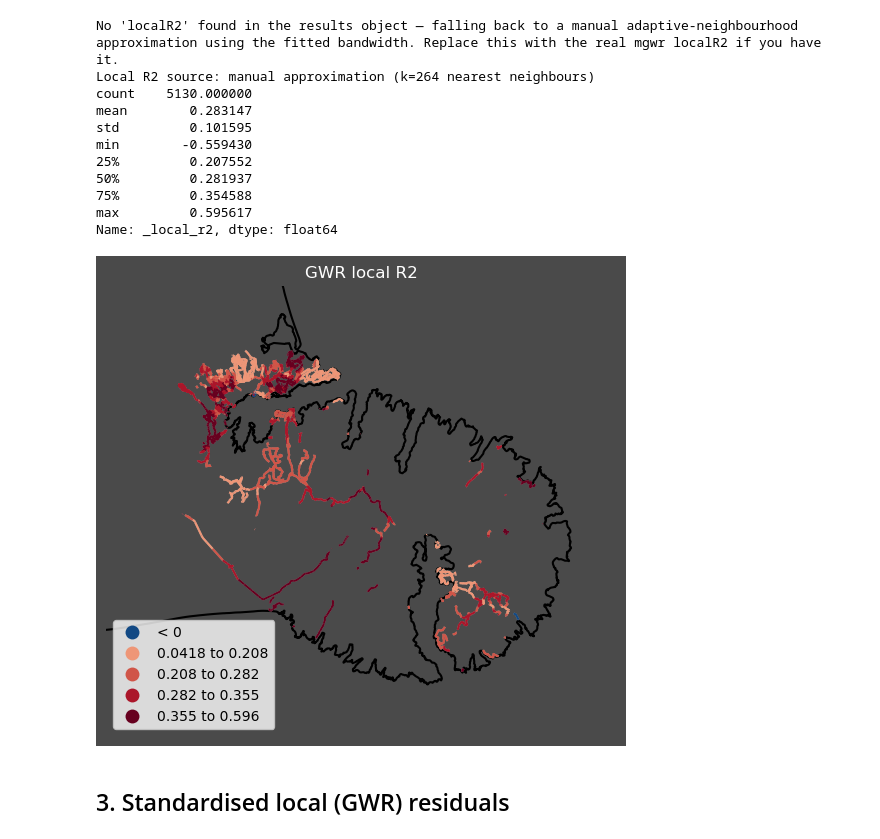
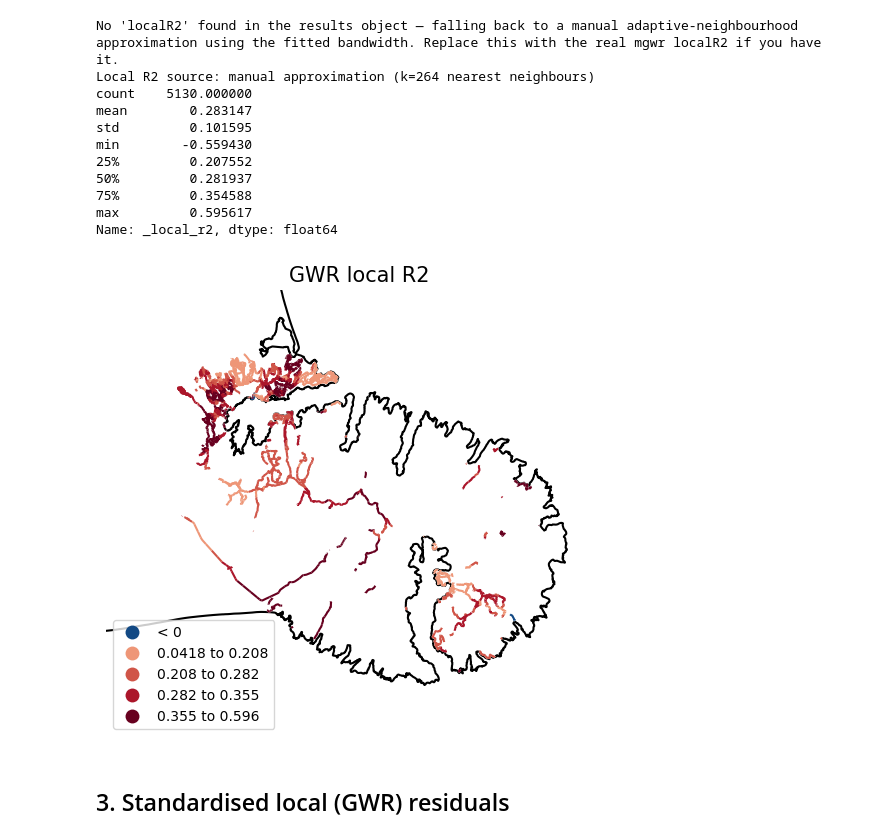
Before and after one commit to MaxwellBusby/banks-peninsula-organic-data-processing, a Jupyter notebook: gwr_diagnostics.ipynb, the cells around one changed output. Saved outputs shown, nothing was run; the diff lists cells and outputs as text; code cells hidden in the pictures.

```diff
--- a/gwr_diagnostics.ipynb
+++ b/gwr_diagnostics.ipynb
@@ -330,8 +367,8 @@ Name: _local_r2, dtype: float64
 # %%
 from matplotlib.colors import ListedColormap
 
-fig, ax = plt.subplots(figsize=(10, 5), facecolor="#4a4a4a")
-ax.set_facecolor("#4a4a4a")
+fig, ax = plt.subplots(figsize=(10, 5), facecolor="#ffffff")
+ax.set_facecolor("#ffffff")
 
 local_r2_values = gdf["_local_r2"].astype(float)
 non_negative = local_r2_values[local_r2_values >= 0].dropna()
@@ -346,36 +383,36 @@ if len(non_negative):
         group_values = non_negative[positive_groups == group]
         label = f"{group_values.min():.3g} to {group_values.max():.3g}"
         positive_labels.append(label)
         grouped.loc[group_values.index] = label
 
 class_labels = ["< 0"] + positive_labels
 grouped = pd.Categorical(grouped, categories=class_labels, ordered=True)
 
 plot_border_under(ax)
-gdf.plot(ax=ax, color="#8c8c8c", markersize=10, zorder=2)
+gdf.plot(ax=ax, color="#ffffff", markersize=10, zorder=2)
 redblue_cmap = plt.get_cmap("RdBu_r")
 redblue_colors = np.vstack([
     redblue_cmap(0.05),
     redblue_cmap(np.linspace(0.72, 1.0, len(class_labels) - 1)),
 ])
 gdf.assign(_local_r2_group=grouped).plot(
     column="_local_r2_group",
     ax=ax,
     cmap=ListedColormap(redblue_colors),
     categorical=True,
     markersize=10,
     legend=True,
     legend_kwds={"loc": "lower left"},
     zorder=3,
 )
 zoom_to_data(ax)
 
-ax.set_title("GWR local R2", color="white")
+ax.set_title("GWR local R2", color="Black", fontsize=15)
 ax.set_axis_off()
 fig.tight_layout()
 plt.show()
 # %% [output]
-[figure, old version]
+[figure, new version]
 # %% [markdown]
 ## 3. Standardised local (GWR) residuals
 # %%
```
Also changed, not shown: parts of 10 cells of this notebook, 2 other files.
